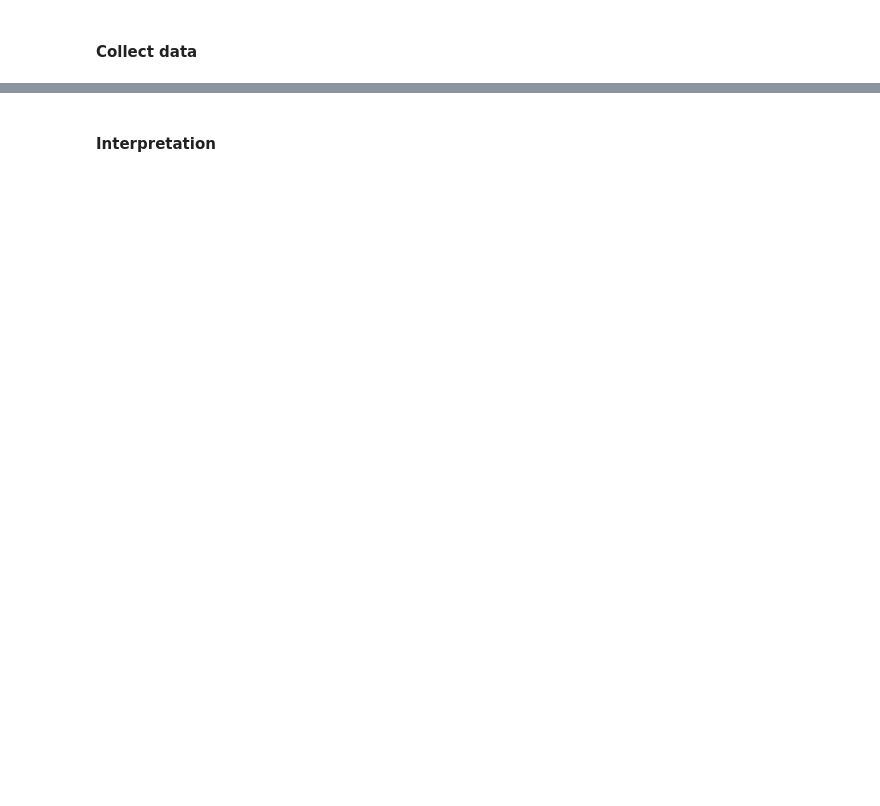
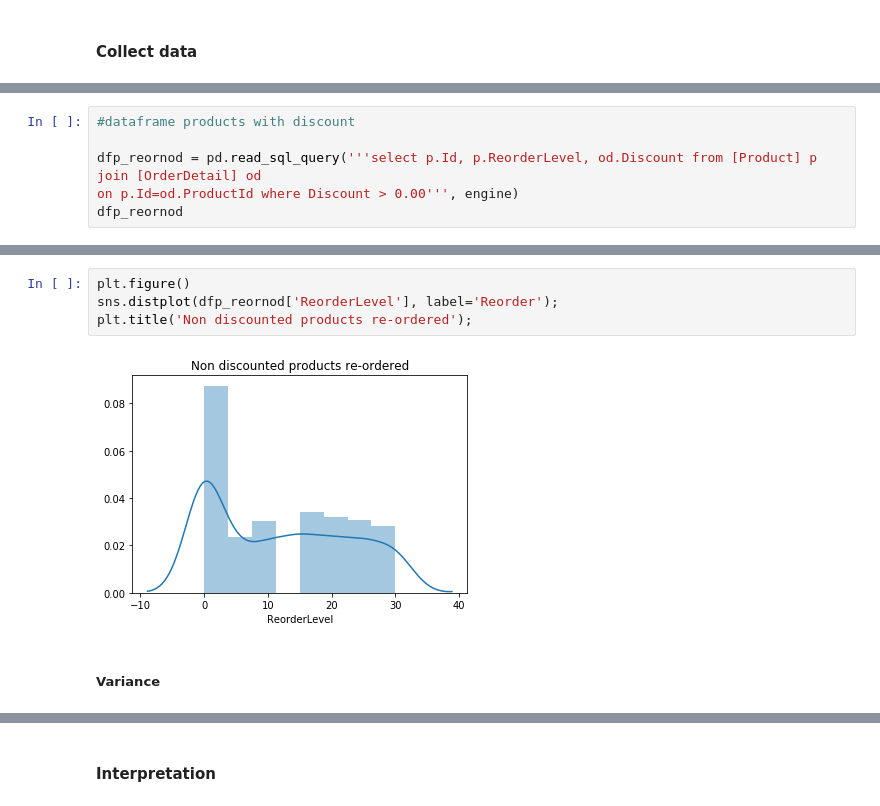
Before and after one commit to naquech-DS/dsc-2-final-project-online-ds-ft-112618, a Jupyter notebook: student.ipynb, the cells around one changed output, grey strips where cells are left out. Drawn from its saved outputs; the diff is of its cells as text; blank space fills up the shorter version.

```diff
--- a/student.ipynb
+++ b/student.ipynb
@@ -478,0 +598,6 @@ Since the question is asking for a "significant effect" this will be a two-tail
+# %%
+#dataframe products with discount
+
+dfp_reornod = pd.read_sql_query('''select p.Id, p.ReorderLevel, od.Discount from [Product] p join [OrderDetail] od
+on p.Id=od.ProductId where Discount > 0.00''', engine)
+dfp_reornod
@@ -478,0 +648,8 @@ Since the question is asking for a "significant effect" this will be a two-tail
+# %%
+plt.figure()
+sns.distplot(dfp_reornod['ReorderLevel'], label='Reorder');
+plt.title('Non discounted products re-ordered');
+# %% [output]
+[figure, added]
+# %% [markdown]
+##### Variance
```
Also changed, not shown: parts of 48 cells of this notebook, 2 other files.
